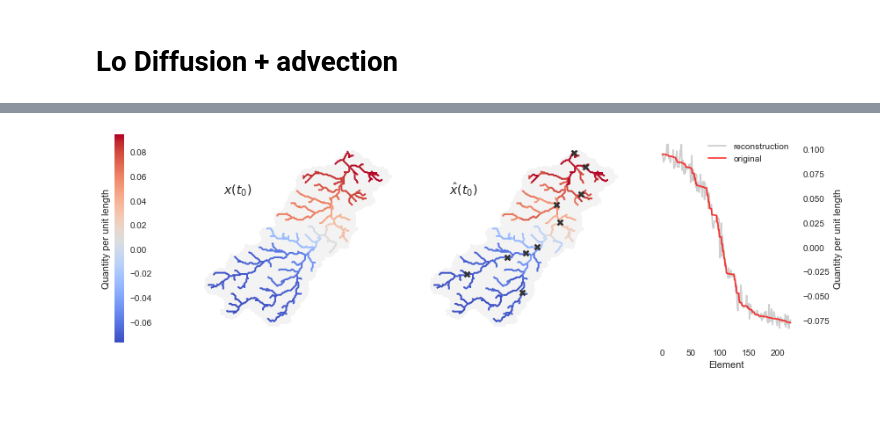
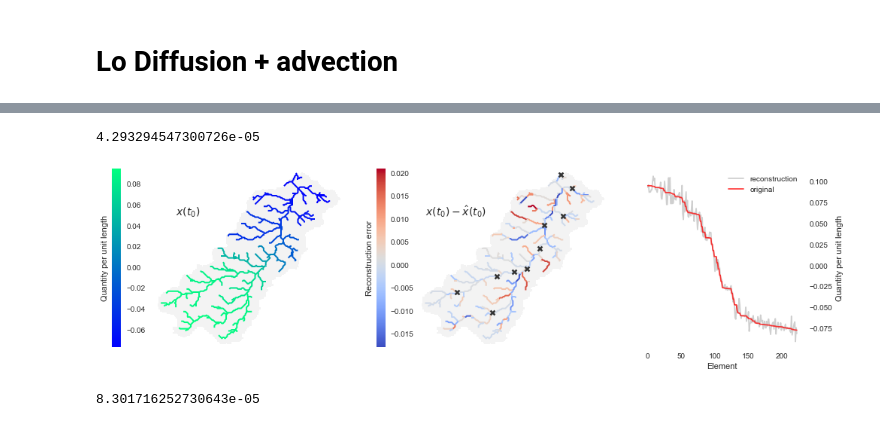
Before and after one commit to kLabUM/sensor-placement, a Jupyter notebook: notebooks/advection_diffusion_error.ipynb, the cells around one changed output, grey strips where cells are left out. Saved outputs shown, nothing was run; the diff lists cells and outputs as text; code cells hidden in the pictures.

Commit message:
Update plots

```diff
--- a/notebooks/advection_diffusion_error.ipynb
+++ b/notebooks/advection_diffusion_error.ipynb
@@ -108,7 +114,7 @@ Wo_r = np.zeros(S.shape)
 R_r = np.zeros(x0.shape)
 ys_r = []
 
-for i in range(4000):
+for i in range(3600):
     y = C @ Ac @ x0
     ys_r.append(y)
     Wo_r += (Ac.T @ C.T @ C @ Ac)
@@ -260,7 +269,7 @@ Wo_r = np.zeros(S.shape)
 R_r = np.zeros(x0.shape)
 ys_r = []
 
-for i in range(5000):
+for i in range(3600):
     y = C @ Ac @ x0
     ys_r.append(y)
     Wo_r += (Ac.T @ C.T @ C @ Ac)
@@ -276,6 +359,26 @@ x0 = x0.ravel()
+# %%
+C = np.eye(S.shape[0])[ss]
+Ac = np.eye(S.shape[0])
+Wo_r = np.zeros(S.shape)
+R_r = np.zeros(x0.shape)
+ys_r = []
+
+for i in range(3600):
+    y = C @ Ac @ x0
+    ys_r.append(y)
+    Wo_r += (Ac.T @ C.T @ C @ Ac)
+    R_r += (Ac.T @ C.T @ ys_r[i])
+    Ac = S @ Ac
+# %%
+x0_hat_r = (np.linalg.pinv(Wo_r) @ R_r).ravel()
+x0 = x0.ravel()
+# %%
+((x0_hat_r - x0.ravel())**2).sum() / len(x0)
+# %% [output]
+4.293294547300726e-05
 # %%
-fig = plt.figure(figsize=(12,4))
-spec = gridspec.GridSpec(ncols=5, nrows=1, figure=fig, width_ratios=[0.05, 0.025, 1, 1, 0.75])
+fig = plt.figure(figsize=(14,4))
+spec = gridspec.GridSpec(ncols=5, nrows=1, figure=fig, width_ratios=[0.05, 1, 0.05, 1, 0.9])
 
 ax = []
 ax.append(fig.add_subplot(spec[0, 0]))
@@ -291,50 +394,55 @@ for i in range(4):
     ax[i].xaxis.set_ticklabels([])
     ax[i].yaxis.set_ticklabels([])
 
-ax[2].imshow(np.where(grid.view('catch'), 1, np.nan), zorder=1, cmap='Greys',
+ax[1].imshow(np.where(grid.view('catch'), 1, np.nan), zorder=1, cmap='Greys',
              vmin=0, vmax=6, extent=grid.extent, alpha=0.5)
 mag = x0
 norm = matplotlib.colors.Normalize(vmin=x0.min(), vmax=x0.max())
-mapper = cm.ScalarMappable(norm=norm, cmap='coolwarm')
+mapper = cm.ScalarMappable(norm=norm, cmap='winter_r')
 colors = mapper.to_rgba(mag)
 line_segments = LineCollection(segs, colors=colors, linewidths=2)
-im = ax[2].add_collection(line_segments)
-ax[2].autoscale()
-ax[2].annotate('$x(t_0)$', (0.10, 0.75), xycoords='axes fraction', size=14)
+im = ax[1].add_collection(line_segments)
+ax[1].autoscale()
+ax[1].annotate('$x(t_0)$', (0.10, 0.75), xycoords='axes fraction', size=14)
 
 ax[3].imshow(np.where(grid.view('catch'), 1, np.nan), zorder=1, cmap='Greys',
              vmin=0, vmax=6, extent=grid.extent, alpha=0.5)
-mag = x0_hat_r
+mag = x0 - x0_hat_r
 lmag = np.log10(mag + 1)
-norm = matplotlib.colors.Normalize(vmin=x0.min(), vmax=x0.max())
-mapper = cm.ScalarMappable(norm=norm, cmap='coolwarm')
+err_norm = matplotlib.colors.Normalize(vmin=mag.min(), vmax=mag.max())
+mapper = cm.ScalarMappable(norm=err_norm, cmap='coolwarm')
 colors = mapper.to_rgba(mag)
 line_segments = LineCollection(segs, colors=colors, linewidths=2)
 im = ax[3].add_collection(line_segments)
 ax[3].autoscale()
-ax[3].annotate('$\hat{x}(t_0)$', (0.10, 0.75), xycoords='axes fraction', size=14)
+ax[3].annotate('$x(t_0) - \hat{x}(t_0)$', (0.02, 0.75), xycoords='axes fraction', size=14)
 coords = np.asarray([geom['features'][j]['geometry']['coordinates'][0]
                      for j in ss])
 ax[3].scatter(coords[:,0], coords[:,1], zorder=2,
                    marker='x', c='0.2', s=35, edgecolor='0.1', linewidth=2.5)
 
-cb1 = matplotlib.colorbar.ColorbarBase(ax[0], cmap='coolwarm',
+cb1 = matplotlib.colorbar.ColorbarBase(ax[0], cmap='winter',
                                 norm=norm,
                                 orientation='vertical', label='Quantity per unit length')
 ax[0].yaxis.set_label_position('left')
+
+cb1 = matplotlib.colorbar.ColorbarBase(ax[2], cmap='coolwarm',
+                                norm=err_norm,
+                                orientation='vertical', label='Reconstruction error')
+ax[2].yaxis.set_label_position('left')
 
 ax[4].plot(x0_hat_r[np.argsort(x0)[::-1]], c='0.75', alpha=0.75, label='reconstruction')
 ax[4].plot(x0[np.argsort(x0)[::-1]], c='r', alpha=0.75, label='original')
 ax[4].yaxis.set_ticks_position('right')
 ax[4].yaxis.set_label_position('right')
 ax[4].set_facecolor('w')
 ax[4].set_xlabel('Element')
 ax[4].set_ylabel('Quantity per unit length')
 ax[4].legend()
 ax[4].set_ylim(x0.min() - 0.02, x0.max() + 0.02)
 
 plt.tight_layout()
 #ax[1].scatter(coords[:,0], coords[:,1], zorder=2,
 #                   marker='o', c='0.7', s=40, edgecolor='0.1', linewidth=1)
 # %% [output]
-[figure, old version]
+[figure, new version]
@@ -340,0 +469,4 @@ plt.tight_layout()
+# %%
+((x0_hat_r - x0.ravel())**2).sum() / len(x0)
+# %% [output]
+8.301716252730643e-05
```
Also changed, not shown: parts of 34 cells of this notebook.
